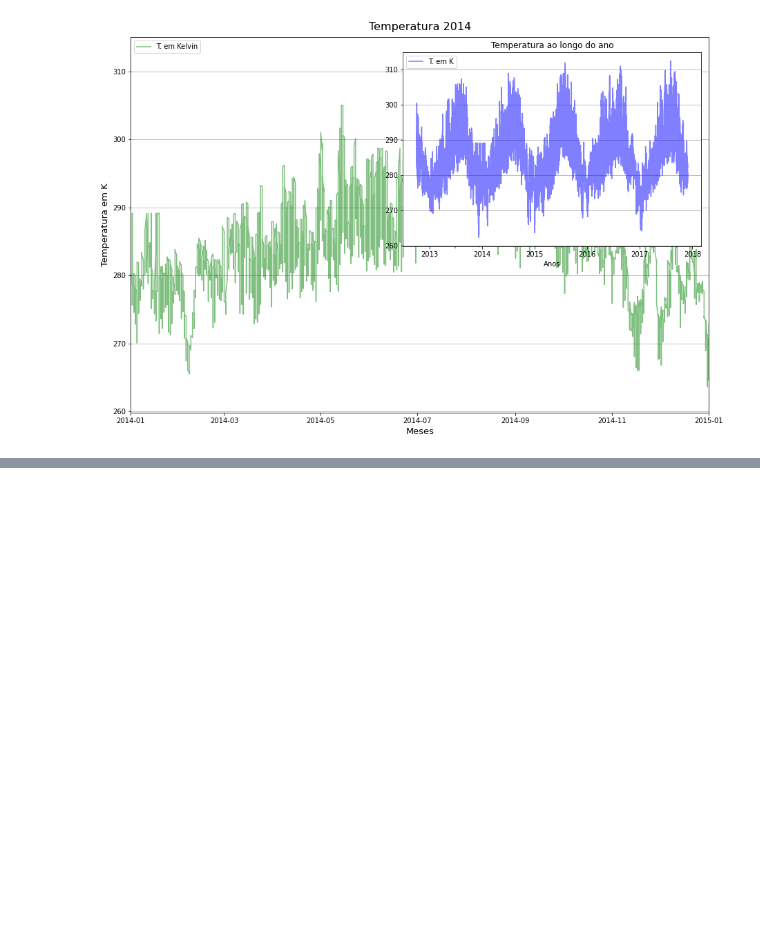
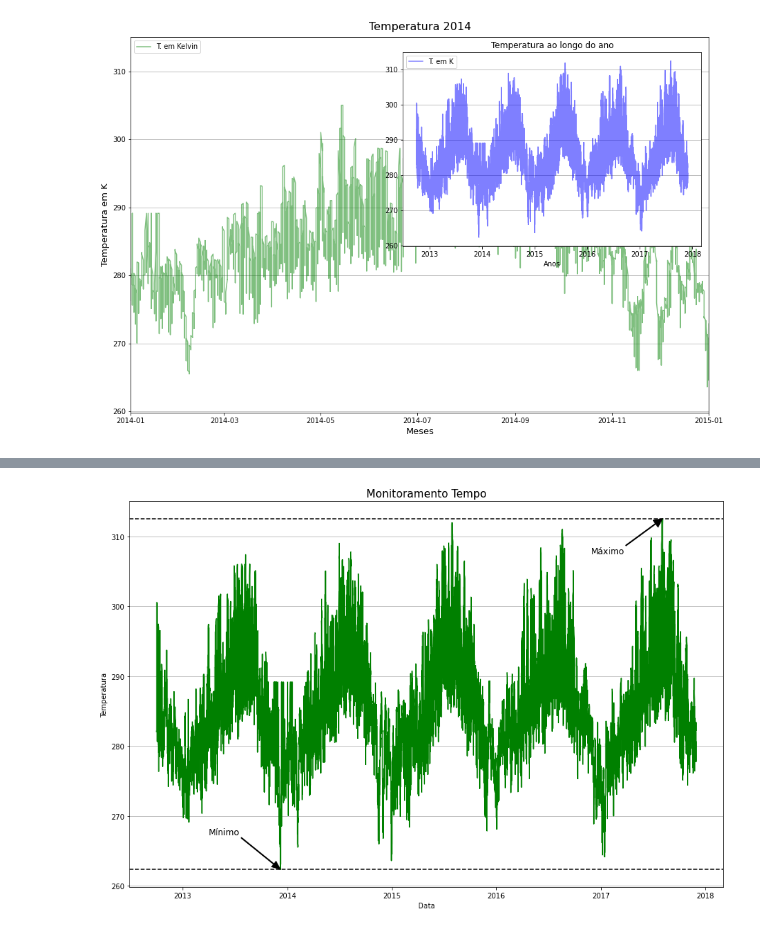
Before and after one commit to ciqueti/Matplotlib_Tecnicas, a Jupyter notebook: relatorio.ipynb, the cells around one changed output, grey strips where cells are left out. Cells and saved outputs as stored; diff of their text form; code cells hidden in the pictures; blank space fills up the shorter version.

```diff
--- a/relatorio.ipynb
+++ b/relatorio.ipynb
@@ -125,0 +138,25 @@ memory usage: 2.8+ MB
+# %%
+fig, ax = plt.subplots(figsize=(15,10))
+ax.plot(df['data'], df['temperatura'], color='g')
+ax.set_title('Monitoramento Tempo', fontsize=15)
+ax.set_xlabel('Data')
+ax.set_ylabel('Temperatura')
+ax.grid(visible=True, axis='y')
+
+#Adiciondando horizontal lines no máximo e mínimo
+ax.axhline(y= max(df['temperatura']), ls='--', color='black')
+ax.axhline(y= min(df['temperatura']), ls='--', color='black')
+
+#Anotações c/ seta no ponto (x1,y1) e (x2,y2)
+y1 = max(df['temperatura'])
+x1 = df['data'][df['temperatura'].idxmax()]
+y2 = max(df['temperatura'] -5)
+x2 = df['data'][df['temperatura'].idxmax() - 6000]
+ax.annotate(text='Máximo', xy=(x1,y1), xytext=(x2,y2), fontsize=12, arrowprops=dict(width=1, facecolor='k'))
+
+y1 = min(df['temperatura'])
+x1 = df['data'][df['temperatura'].idxmin()]
+y2 = min(df['temperatura'] + 5)
+x2 = df['data'][df['temperatura'].idxmin() - 6000]
+ax.annotate(text='Mínimo', xy=(x1,y1), xytext=(x2,y2), fontsize=12, arrowprops=dict(width=1, headwidth=10, facecolor='k'))
+# %% [output]
@@ -125,0 +164 @@ memory usage: 2.8+ MB
+[figure, added]
```
Also changed, not shown: parts of 31 cells of this notebook, 4 other files.
